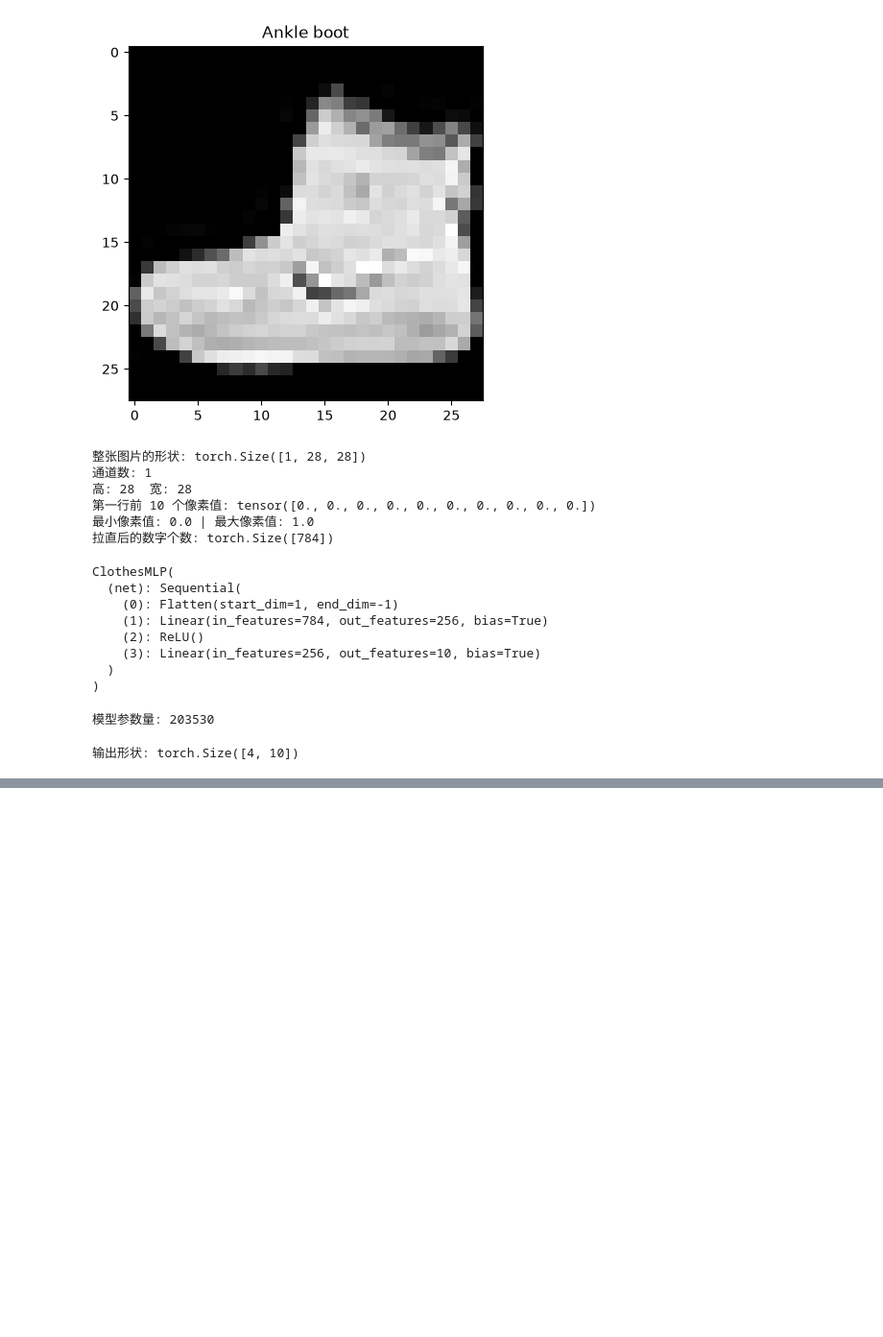
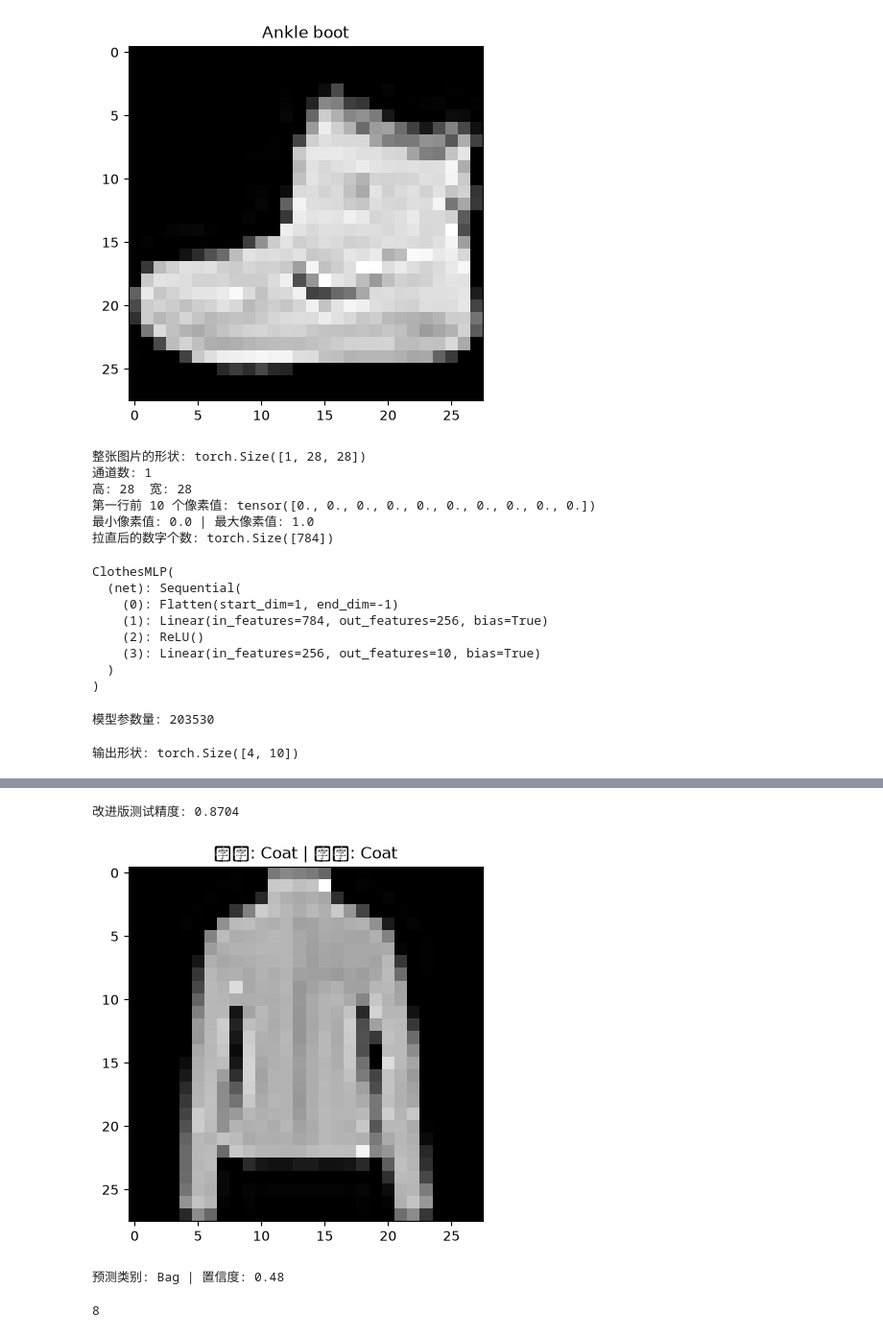
Before and after one commit to YCQICR/ml-dl-bootcamp, a Jupyter notebook: fashion_mnist_project.ipynb, the cells around one changed output, grey strips where cells are left out. Shown at 96% size. Saved outputs shown, nothing was run; the diff lists cells and outputs as text; code cells hidden in the pictures; blank space fills up the shorter version.

```diff
--- a/fashion_mnist_project.ipynb
+++ b/fashion_mnist_project.ipynb
@@ -149,0 +165,17 @@ plt.show()
+# %%
+loss_fn = nn.CrossEntropyLoss()
+optimizer = torch.optim.Adam(model2.parameters(), lr=0.001)
+
+for epoch in range(5):
+    model2.train()
+    total_loss, correct, total = 0.0, 0, 0
+    for xb, yb in train_loader:
+        out = model2(xb)
+        loss = loss_fn(out, yb)
+        optimizer.zero_grad()
+        loss.backward()
+        optimizer.step()
+        total_loss += loss.item() * len(xb)
+        correct += (out.argmax(1) == yb).sum().item()
+        total += len(yb)
+    print(f"epoch {epoch+1}: loss={total_loss/total:.4f} train_acc={correct/total:.4f}")
@@ -149,0 +188,48 @@ plt.show()
+# %%
+model2.eval()
+correct, total = 0, 0
+with torch.no_grad():
+    for xb, yb in test_loader:
+        out = model2(xb)
+        correct += (out.argmax(1) == yb).sum().item()
+        total += len(yb)
+print(f"改进版测试精度: {correct/total:.4f}")
+# %% [output]
+改进版测试精度: 0.8704
+# %%
+idx = 1234   # 随便挑一张测试图
+img, true_label = test_data[idx]
+
+model2.eval()
+with torch.no_grad():
+    out = model2(img.unsqueeze(0))          # 加一个"批次维度"
+    pred = out.argmax(1).item()
+
+plt.imshow(img.squeeze(), cmap="gray")
+plt.title(f"真实: {test_data.classes[true_label]} | 预测: {test_data.classes[pred]}")
+plt.show()
+# %% [output]
+[figure, added]
+# %%
+from PIL import Image
+import numpy as np
+
+def predict_image(model, image_path):
+    img = Image.open(image_path).convert("L")          # ① 转灰度
+    img = img.resize((28, 28))                          # ② 缩到 28×28
+    arr = np.array(img)
+    arr = 255 - arr                                     # ③ 反转颜色（见下面的说明）
+    x = torch.tensor(arr, dtype=torch.float32) / 255.0  # ④ 归一化到 0~1
+    x = x.unsqueeze(0).unsqueeze(0)                     # ⑤ 变成 (1,1,28,28)
+    model.eval()
+    with torch.no_grad():
+        out = model(x)
+        pred = out.argmax(1).item()
+        prob = torch.softmax(out, dim=1)[0].max().item()
+    print(f"预测类别: {test_data.classes[pred]} | 置信度: {prob:.2f}")
+    return pred
+
+predict_image(model2, "D:/ml-dl-bootcamp/week2/my_test.jpg")
+# %% [output]
+预测类别: Bag | 置信度: 0.48
+8
```
Also changed, not shown: parts of 5 cells of this notebook, 1 other file.
